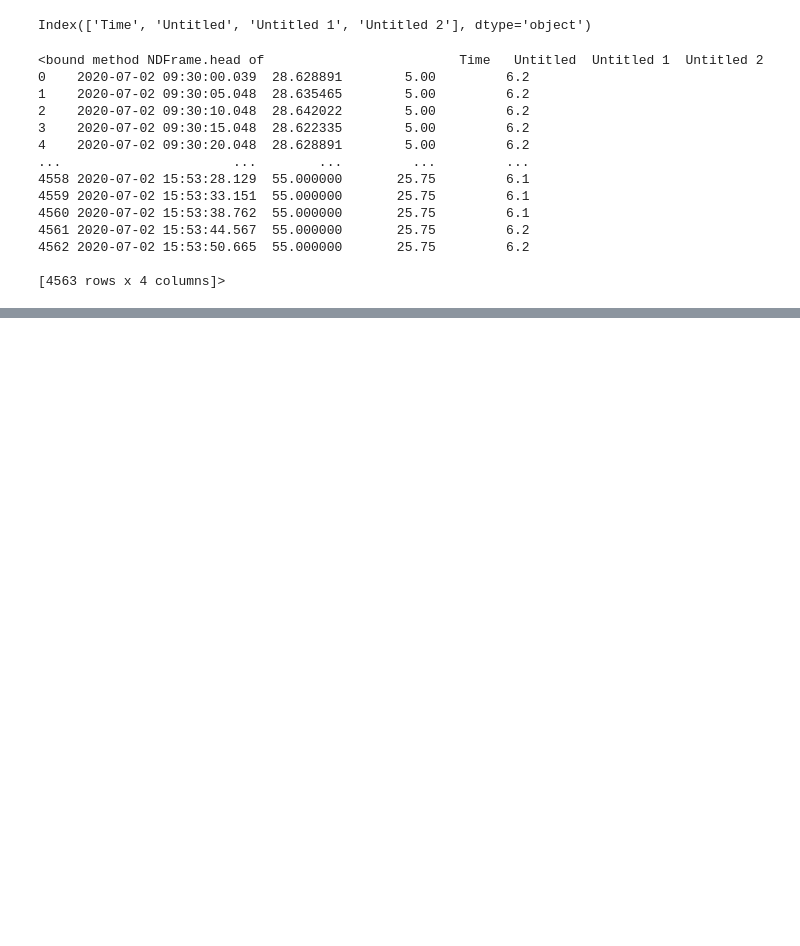
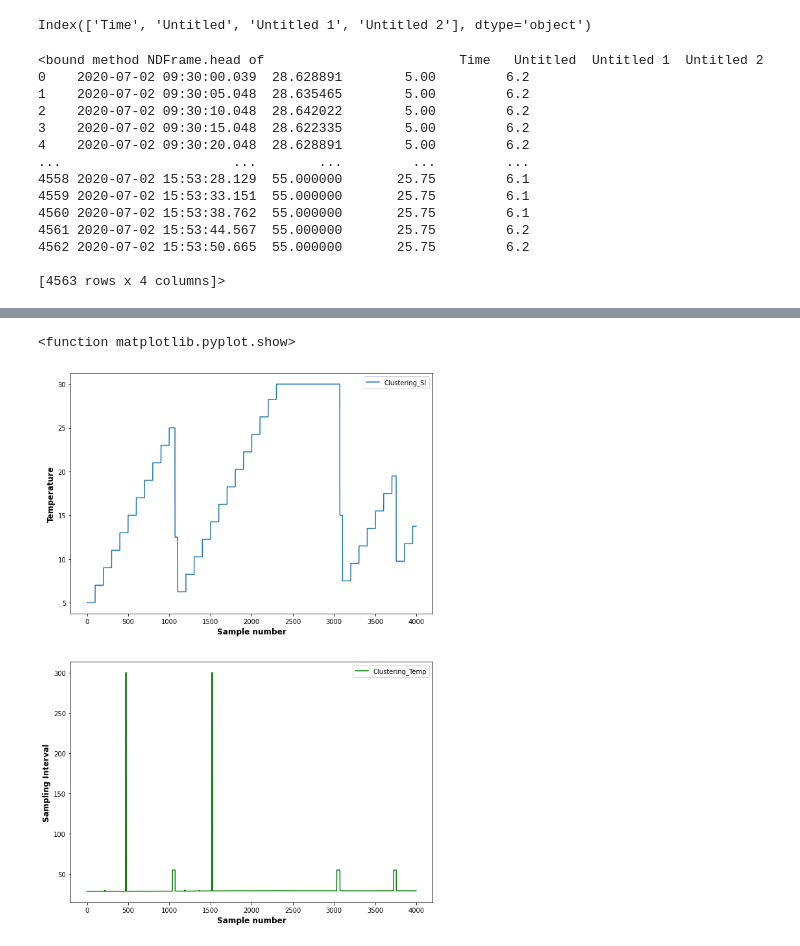
Before and after one commit to ssunilkumar/intro_test, a Jupyter notebook: clustering.ipynb, the cells around one changed output, grey strips where cells are left out. Cells and saved outputs as stored; diff of their text form; code cells hidden in the pictures; blank space fills up the shorter version.

```diff
--- a/clustering.ipynb
+++ b/clustering.ipynb
@@ -79,0 +26,20 @@ Processing triggers for libc-bin (2.27-3ubuntu1) ...
+# %%
+%matplotlib inline
+fig,ax=plt.subplots(2,1,figsize=(10,15))
+#fig.figure(figsize=(25,30))
+#plt.figure(figsize=(10,15))
+ax[0].plot(Adp_file1['Untitled 1'][0:4000],label='Clustering_SI')
+ax[0].set_xlabel('Sample number',fontsize='large',fontweight='bold')
+ax[0].set_ylabel('Temperature',fontsize='large',fontweight='bold')
+ax[1].plot(Adp_file1['Untitled'][0:4000],label='Clustering_Temp',color='green')
+ax[1].set_xlabel('Sample number',fontsize='large',fontweight='bold')
+ax[1].set_ylabel('Sampling Interval',fontsize='large',fontweight='bold')
+ax[0].legend()
+ax[1].legend()
+plt.savefig('Clustering_approach_SI_&_Temperature.png')
+#ax[2].hist(Adp_file2['Untitled 2'])
+#ax[2].bar(Adp_file2['Untitled 2'])
+plt.show
+# %% [output]
+<function matplotlib.pyplot.show>
+[figure, added]
```
Also changed, not shown: parts of 9 cells of this notebook.
